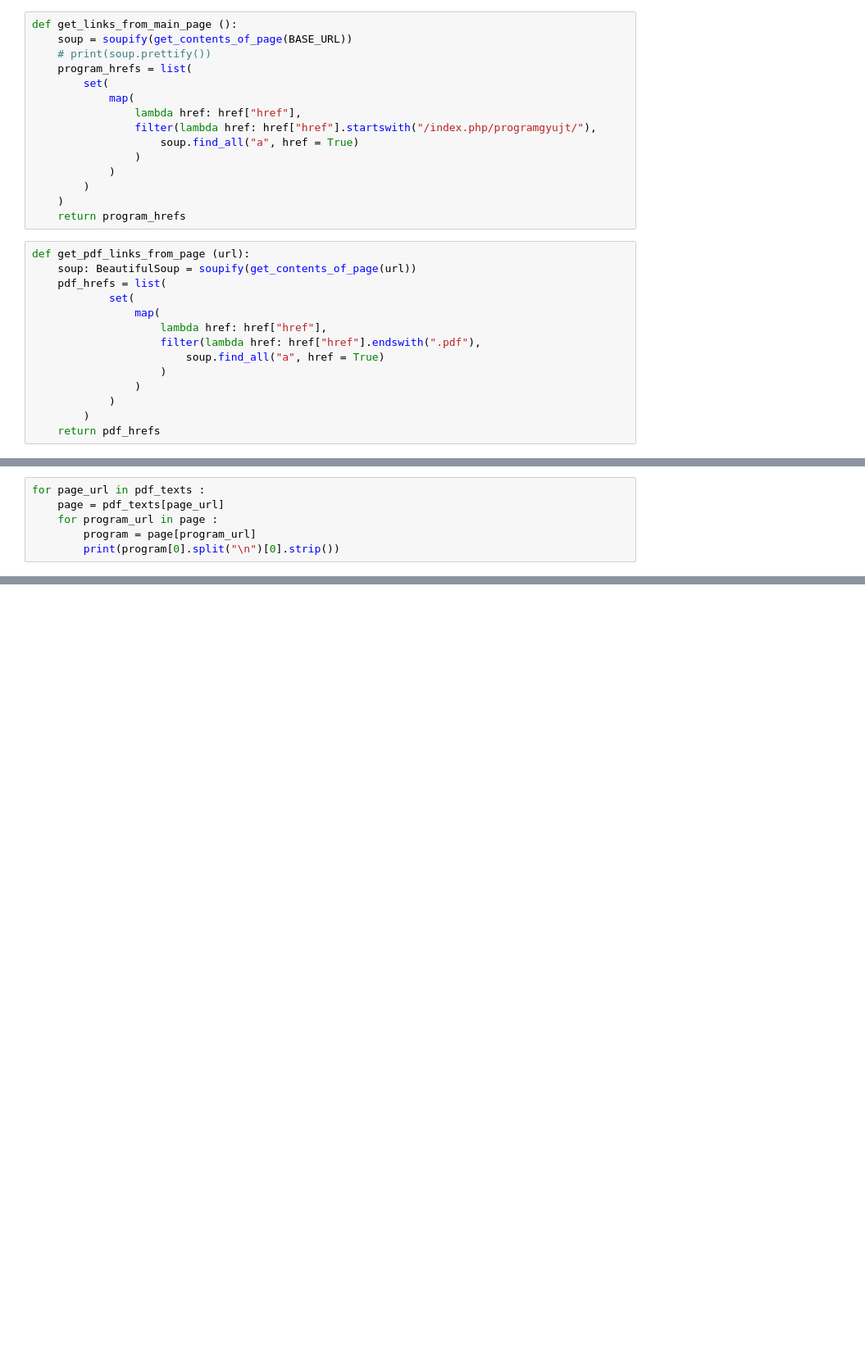
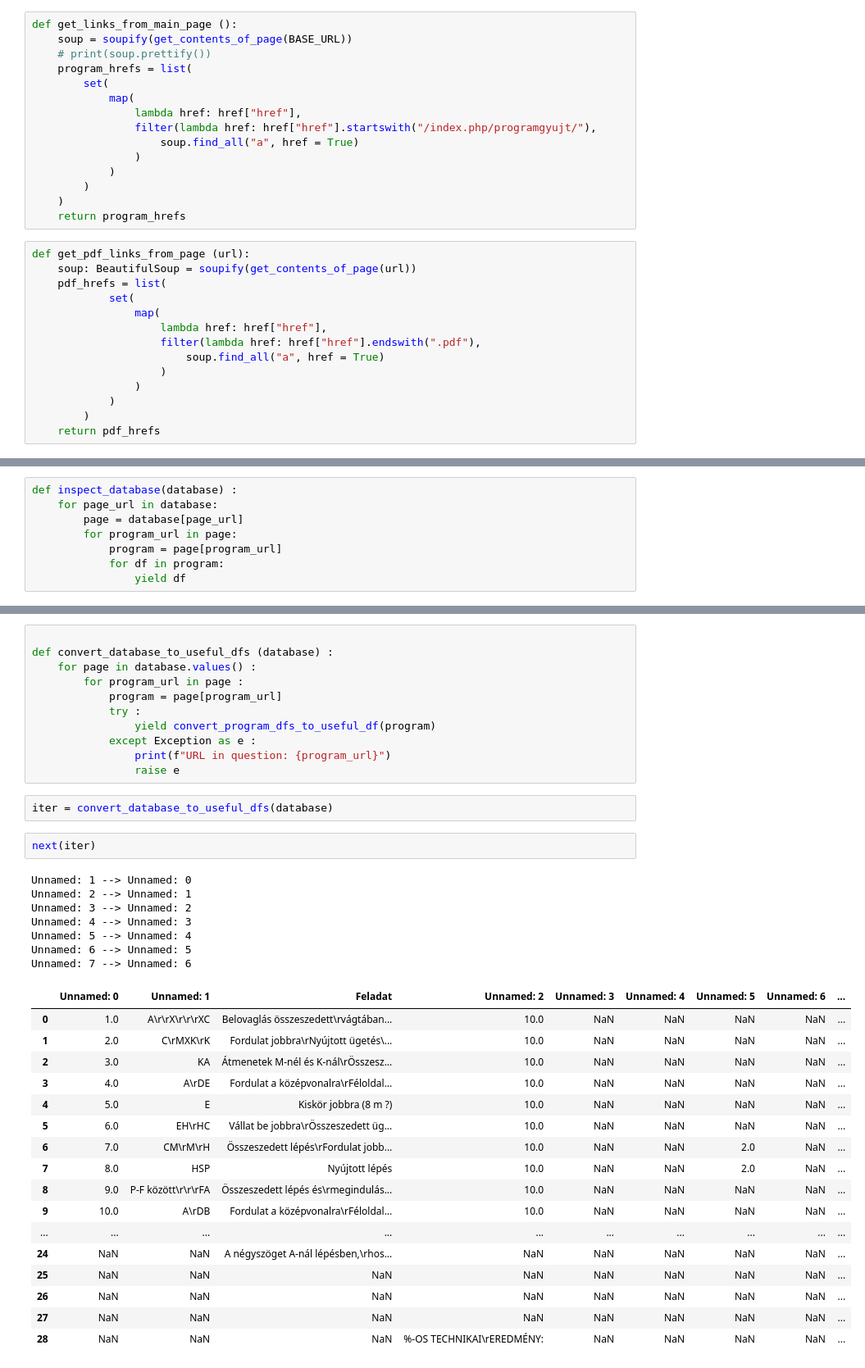
Before and after one commit to lichterberci/DressageProgramSummarizer, a Jupyter notebook: summary.ipynb, the cells around one changed output, grey strips where cells are left out. Shown: that part at 82% size. Drawn from its saved outputs; the diff is of its cells as text; blank space fills up the shorter version.

```diff
--- a/summary.ipynb
+++ b/summary.ipynb
@@ -119,6 +111,8 @@ pdf_texts
 # %%
-for page_url in pdf_texts :
-    page = pdf_texts[page_url]
-    for program_url in page :
-        program = page[program_url]
-        print(program[0].split("\n")[0].strip())
+def inspect_database(database) :
+    for page_url in database:
+        page = database[page_url]
+        for program_url in page:
+            program = page[program_url]
+            for df in program:
+                yield df
@@ -178,0 +197,40 @@ len(program_points)
+# %%
+
+def convert_database_to_useful_dfs (database) :
+    for page in database.values() :
+        for program_url in page :
+            program = page[program_url]
+            try :
+                yield convert_program_dfs_to_useful_df(program)
+            except Exception as e :
+                print(f"URL in question: {program_url}")
+                raise e
+# %%
+iter = convert_database_to_useful_dfs(database)
+# %%
+next(iter)
+# %% [output]
+Unnamed: 1 --> Unnamed: 0
+Unnamed: 2 --> Unnamed: 1
+Unnamed: 3 --> Unnamed: 2
+Unnamed: 4 --> Unnamed: 3
+Unnamed: 5 --> Unnamed: 4
+Unnamed: 6 --> Unnamed: 5
+Unnamed: 7 --> Unnamed: 6
+|  | Unnamed: 0 | Unnamed: 1 | Feladat | Unnamed: 2 | Unnamed: 3 | Unnamed: 4 | Unnamed: 5 | Unnamed: 6 | ... |
+| 0 | 1.0 | A\r\rX\r\r\rXC | Belovaglás összeszedett\rvágtában... | 10.0 | NaN | NaN | NaN | NaN | ... |
+| 1 | 2.0 | C\rMXK\rK | Fordulat jobbra\rNyújtott ügetés\... | 10.0 | NaN | NaN | NaN | NaN | ... |
+| 2 | 3.0 | KA | Átmenetek M-nél és K-nál\rÖsszesz... | 10.0 | NaN | NaN | NaN | NaN | ... |
+| 3 | 4.0 | A\rDE | Fordulat a középvonalra\rFéloldal... | 10.0 | NaN | NaN | NaN | NaN | ... |
+| 4 | 5.0 | E | Kiskör jobbra (8 m ?) | 10.0 | NaN | NaN | NaN | NaN | ... |
+| 5 | 6.0 | EH\rHC | Vállat be jobbra\rÖsszeszedett üg... | 10.0 | NaN | NaN | NaN | NaN | ... |
+| 6 | 7.0 | CM\rM\rH | Összeszedett lépés\rFordulat jobb... | 10.0 | NaN | NaN | 2.0 | NaN | ... |
+| 7 | 8.0 | HSP | Nyújtott lépés | 10.0 | NaN | NaN | 2.0 | NaN | ... |
+| 8 | 9.0 | P-F között\r\r\rFA | Összeszedett lépés és\rmegindulás... | 10.0 | NaN | NaN | NaN | NaN | ... |
+| 9 | 10.0 | A\rDB | Fordulat a középvonalra\rFéloldal... | 10.0 | NaN | NaN | NaN | NaN | ... |
+| ... | ... | ... | ... | ... | ... | ... | ... | ... | ... |
+| 24 | NaN | NaN | A négyszöget A-nál lépésben,\rhos... | NaN | NaN | NaN | NaN | NaN | ... |
+| 25 | NaN | NaN | NaN | NaN | NaN | NaN | NaN | NaN | ... |
+| 26 | NaN | NaN | NaN | NaN | NaN | NaN | NaN | NaN | ... |
+| 27 | NaN | NaN | NaN | NaN | NaN | NaN | NaN | NaN | ... |
+| 28 | NaN | NaN | NaN | %-OS TECHNIKAI\rEREDMÉNY: | NaN | NaN | NaN | NaN | ... |
```
Also changed, not shown: parts of 15 cells of this notebook.
